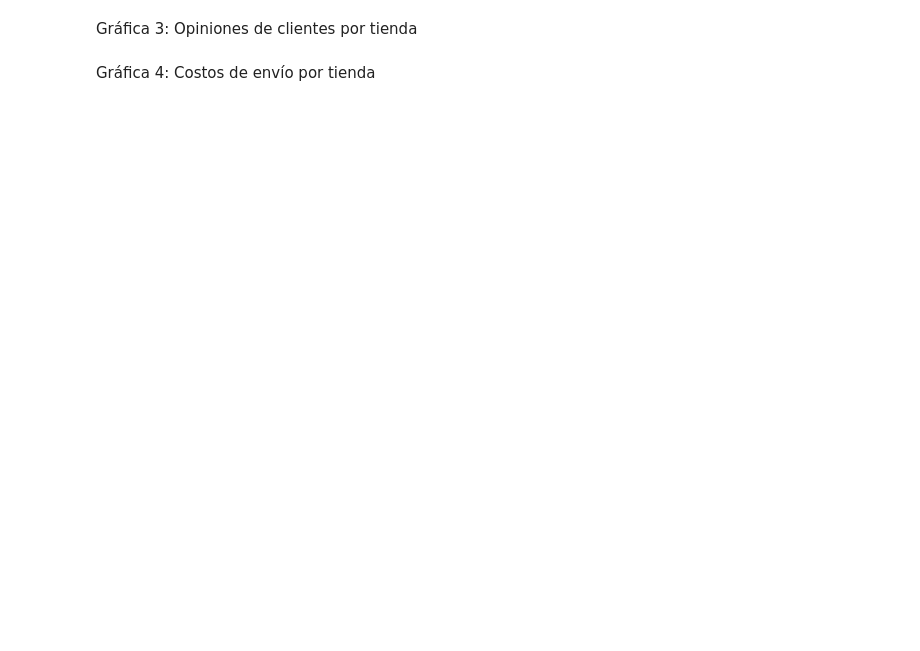
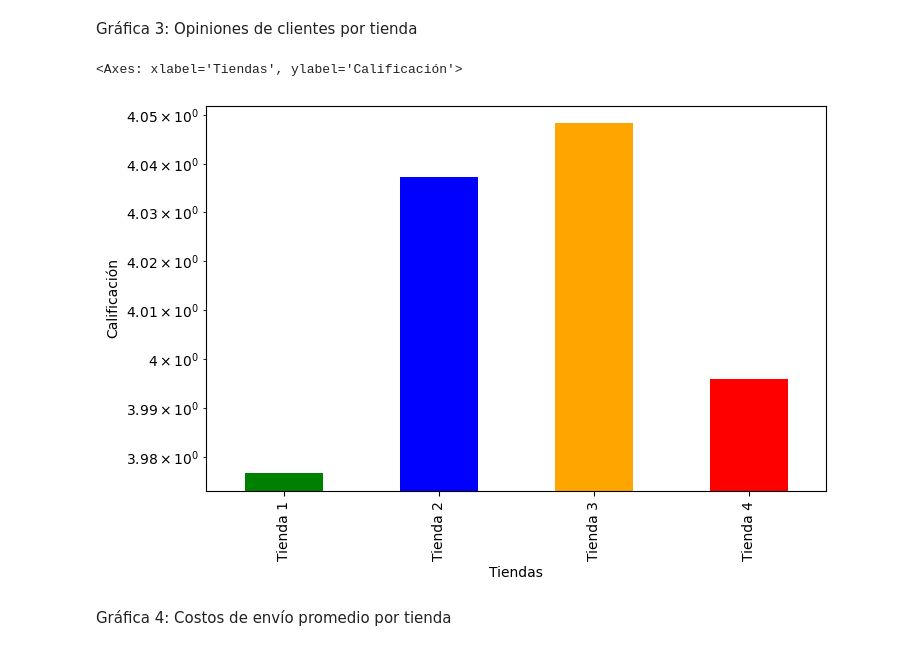
Before and after one commit to DarkLyng/Challenge_Alura_Store, a Jupyter notebook: AluraStoreLatam.ipynb, the cells around one changed output. Cells and saved outputs as stored; diff of their text form; code cells hidden in the pictures; blank space fills up the shorter version.

```diff
--- a/AluraStoreLatam.ipynb
+++ b/AluraStoreLatam.ipynb
@@ -416,4 +415,14 @@ cat_prod_tiendas.plot(kind="bar", figsize=(12,8), color= ["green","blue", "orang
 # %% [markdown]
 Gráfica 3: Opiniones de clientes por tienda
+# %%
+
+calif_tiendas = [t1_calificacion_prom, t2_calificacion_prom, t3_calificacion_prom, t4_calificacion_prom]
+
+grafica_calif_clientes = pd.DataFrame({"Tienda": nombres_tiendas, "Calificación": calif_tiendas})
+grafica_calif_clientes.plot(kind="bar", x="Tienda", y="Calificación", figsize=(8, 5), color=["green", "blue", "orange", "red"], legend= False,
+                          xlabel= "Tiendas", ylabel= "Calificación", logy=True)
+# %% [output]
+<Axes: xlabel='Tiendas', ylabel='Calificación'>
+[figure, added]
 # %% [markdown]
-Gráfica 4: Costos de envío por tienda
+Gráfica 4: Costos de envío promedio por tienda
```
Also changed, not shown: parts of 7 cells of this notebook.
